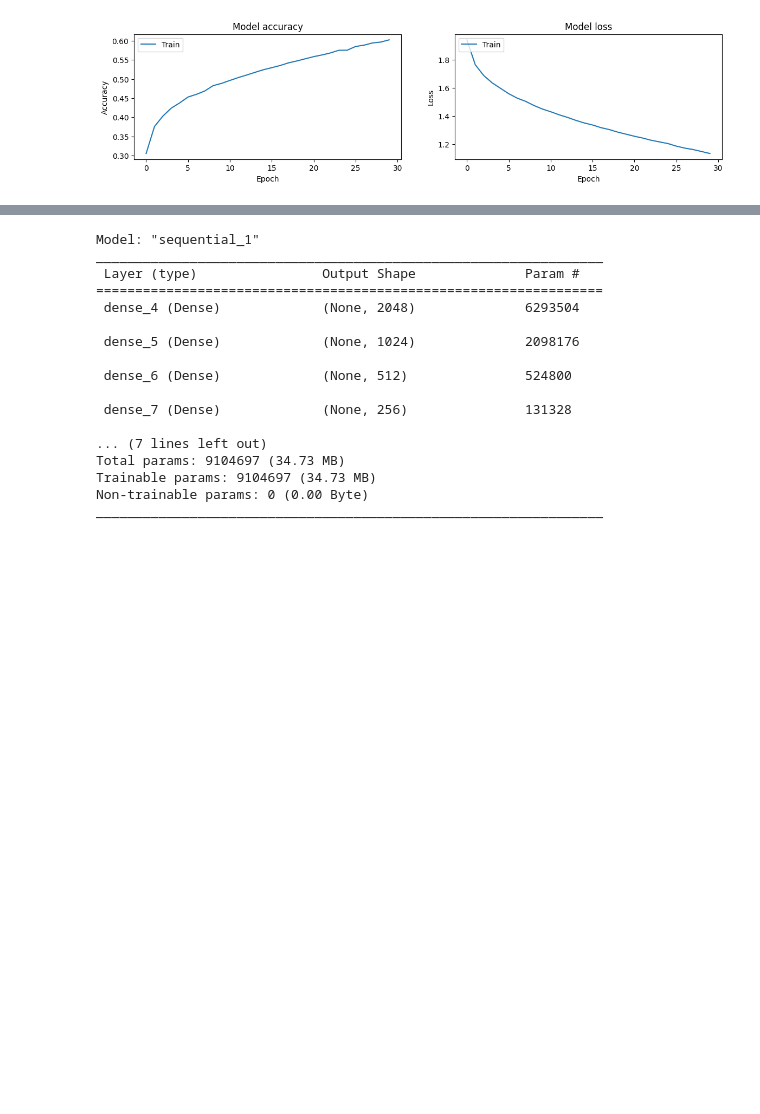
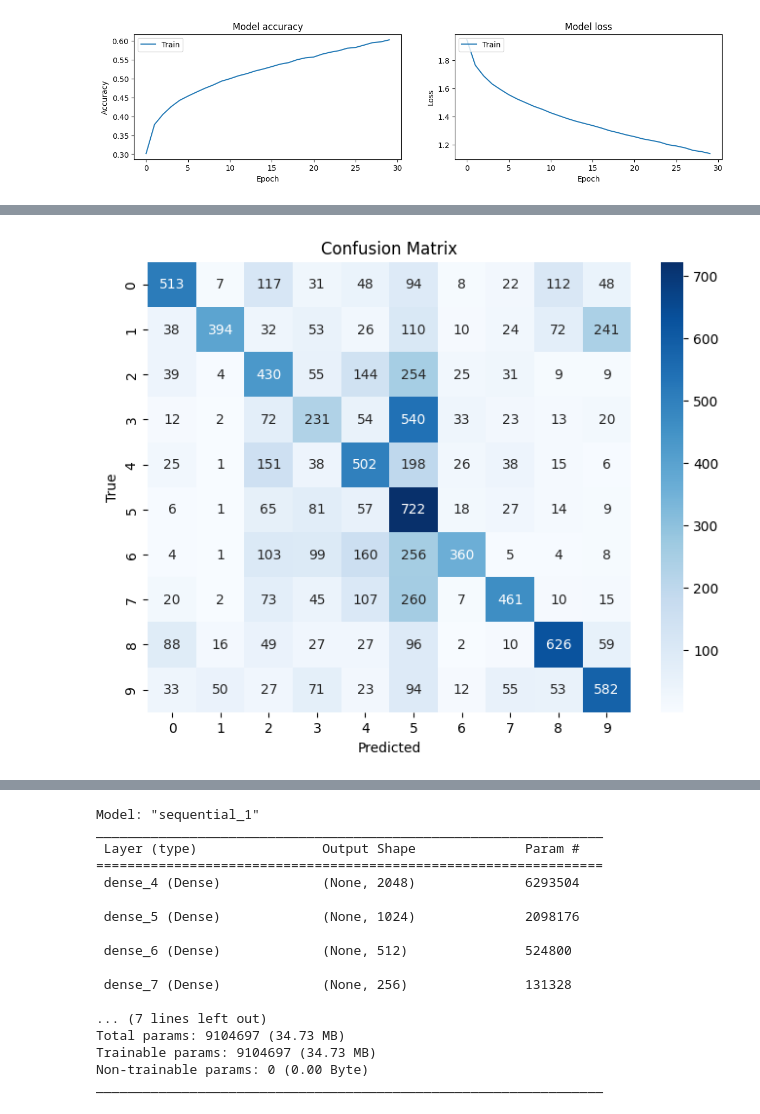
Before and after one commit to lakshmipriya-ragupathi/deep-learning, a Jupyter notebook: Week_4/cifar-10-image-identification-using-ann.ipynb, the cells around one changed output, grey strips where cells are left out. Drawn from its saved outputs; the diff is of its cells as text; code cells hidden in the pictures; blank space fills up the shorter version.

Commit message:
Kaggle Notebook | CIFAR-10 Image Identification Using ANN | Version 6

```diff
--- a/Week_4/cifar-10-image-identification-using-ann.ipynb
+++ b/Week_4/cifar-10-image-identification-using-ann.ipynb
@@ -216,0 +183,25 @@ Testing Accuracy :  53.09 %
+# %%
+y_pred = model.predict(X_test)
+
+# Convert the predictions and true labels to classes (assuming one-hot encoding for true labels)
+y_pred_classes = np.argmax(y_pred, axis=1)
+y_true_classes = np.argmax(Y_test, axis=1)
+
+# Create the confusion matrix
+conf_matrix = confusion_matrix(y_true_classes, y_pred_classes)
+
+# Plot the confusion matrix using seaborn
+plt.figure(figsize=(8, 6))
+sns.heatmap(
+    conf_matrix,
+    annot=True,
+    fmt="d",
+    cmap="Blues",
+    xticklabels=range(10),
+    yticklabels=range(10),
+)
+plt.xlabel("Predicted")
+plt.ylabel("True")
+plt.title("Confusion Matrix")
+plt.show()
+# %% [output]
@@ -216,0 +209 @@ Testing Accuracy :  53.09 %
+[figure, added]
```
Also changed, not shown: parts of 15 cells of this notebook.
